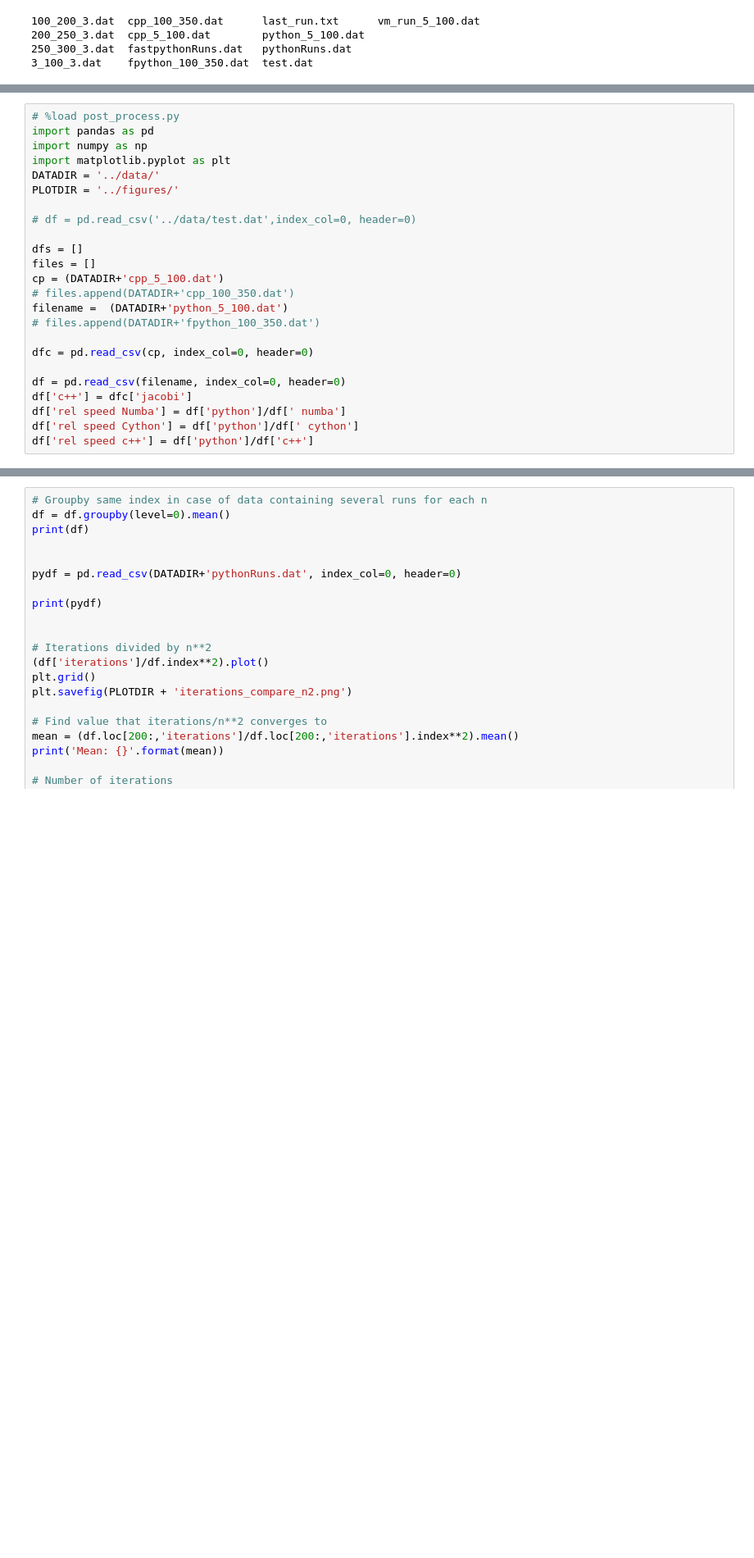
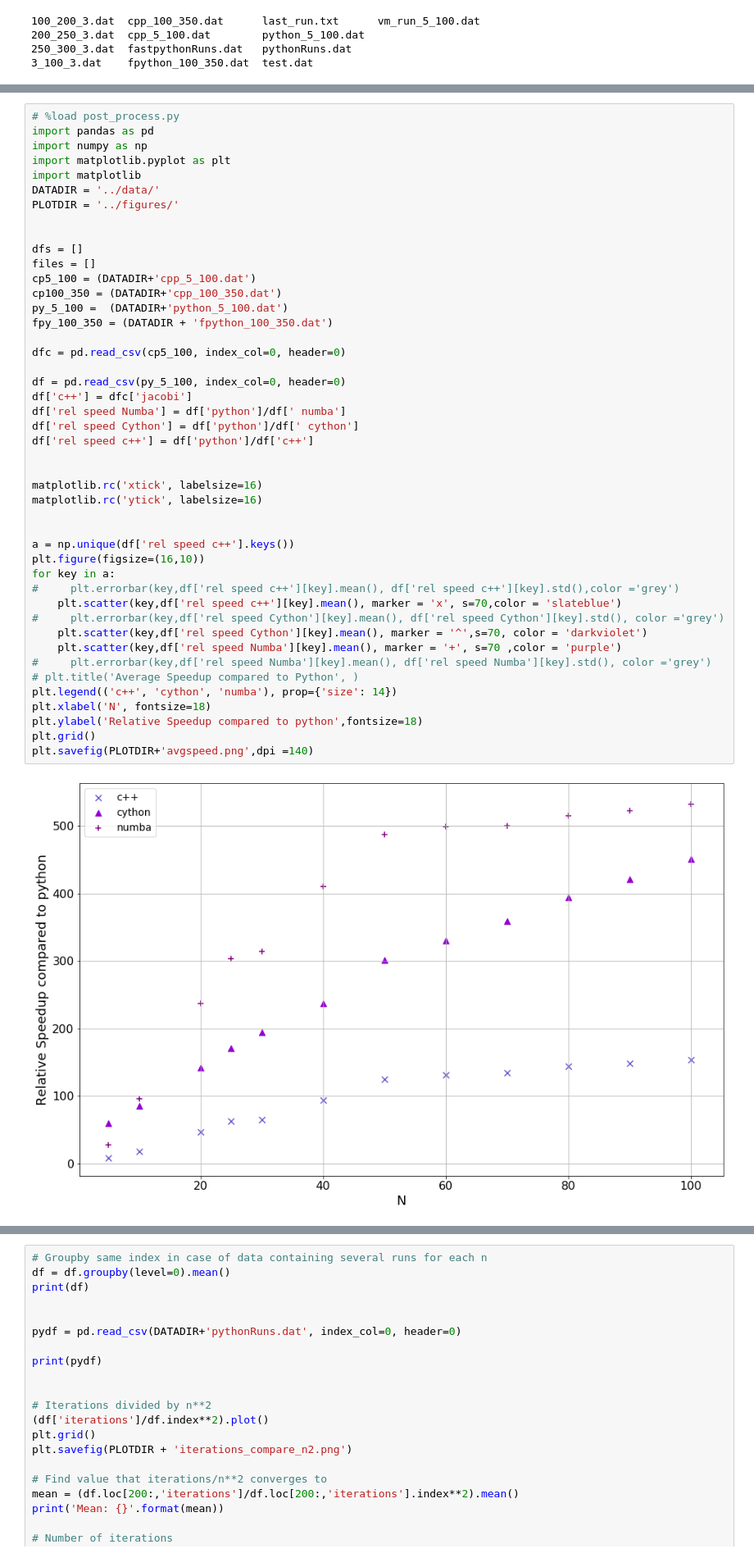
Before and after one commit to ejgal/FYS4150, a Jupyter notebook: Project2/src/PostProcess.ipynb, the cells around one changed output, grey strips where cells are left out. Shown: that part at 82% size. Cells and saved outputs as stored; diff of their text form; blank space fills up the shorter version.

```diff
--- a/Project2/src/PostProcess.ipynb
+++ b/Project2/src/PostProcess.ipynb
@@ -29,25 +8,48 @@ dfc
 # %%
 # %load post_process.py
 import pandas as pd
 import numpy as np
 import matplotlib.pyplot as plt
+import matplotlib
 DATADIR = '../data/'
 PLOTDIR = '../figures/'
 
-# df = pd.read_csv('../data/test.dat',index_col=0, header=0)
 
 dfs = []
 files = []
-cp = (DATADIR+'cpp_5_100.dat')
-# files.append(DATADIR+'cpp_100_350.dat')
-filename =  (DATADIR+'python_5_100.dat')
-# files.append(DATADIR+'fpython_100_350.dat')
+cp5_100 = (DATADIR+'cpp_5_100.dat')
+cp100_350 = (DATADIR+'cpp_100_350.dat')
+py_5_100 =  (DATADIR+'python_5_100.dat')
+fpy_100_350 = (DATADIR + 'fpython_100_350.dat')
 
-dfc = pd.read_csv(cp, index_col=0, header=0)
+dfc = pd.read_csv(cp5_100, index_col=0, header=0)
 
-df = pd.read_csv(filename, index_col=0, header=0)
+df = pd.read_csv(py_5_100, index_col=0, header=0)
 df['c++'] = dfc['jacobi']
 df['rel speed Numba'] = df['python']/df[' numba']
 df['rel speed Cython'] = df['python']/df[' cython']
 df['rel speed c++'] = df['python']/df['c++']
+
+
+matplotlib.rc('xtick', labelsize=16)
+matplotlib.rc('ytick', labelsize=16)
+
+
+a = np.unique(df['rel speed c++'].keys())
+plt.figure(figsize=(16,10))
+for key in a:
+#     plt.errorbar(key,df['rel speed c++'][key].mean(), df['rel speed c++'][key].std(),color ='grey')
+    plt.scatter(key,df['rel speed c++'][key].mean(), marker = 'x', s=70,color = 'slateblue')
+#     plt.errorbar(key,df['rel speed Cython'][key].mean(), df['rel speed Cython'][key].std(), color ='grey')
+    plt.scatter(key,df['rel speed Cython'][key].mean(), marker = '^',s=70, color = 'darkviolet')
+    plt.scatter(key,df['rel speed Numba'][key].mean(), marker = '+', s=70 ,color = 'purple')
+#     plt.errorbar(key,df['rel speed Numba'][key].mean(), df['rel speed Numba'][key].std(), color ='grey')
+# plt.title('Average Speedup compared to Python', )
+plt.legend(('c++', 'cython', 'numba'), prop={'size': 14})
+plt.xlabel('N', fontsize=18)
+plt.ylabel('Relative Speedup compared to python',fontsize=18)
+plt.grid()
+plt.savefig(PLOTDIR+'avgspeed.png',dpi =140)
+# %% [output]
+[figure, added]
 # %%
```
Also changed, not shown: parts of 5 cells of this notebook, 1 other file.
